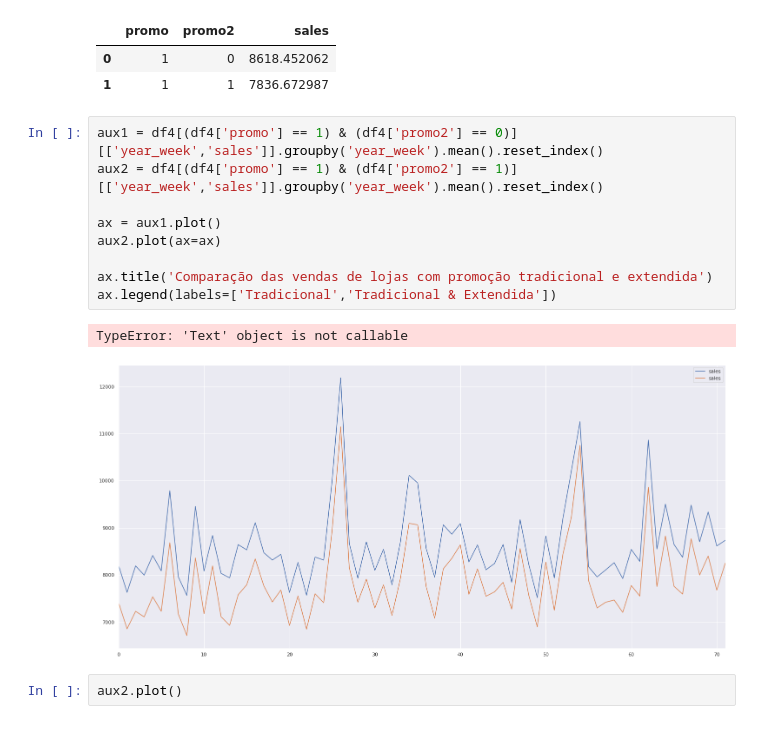
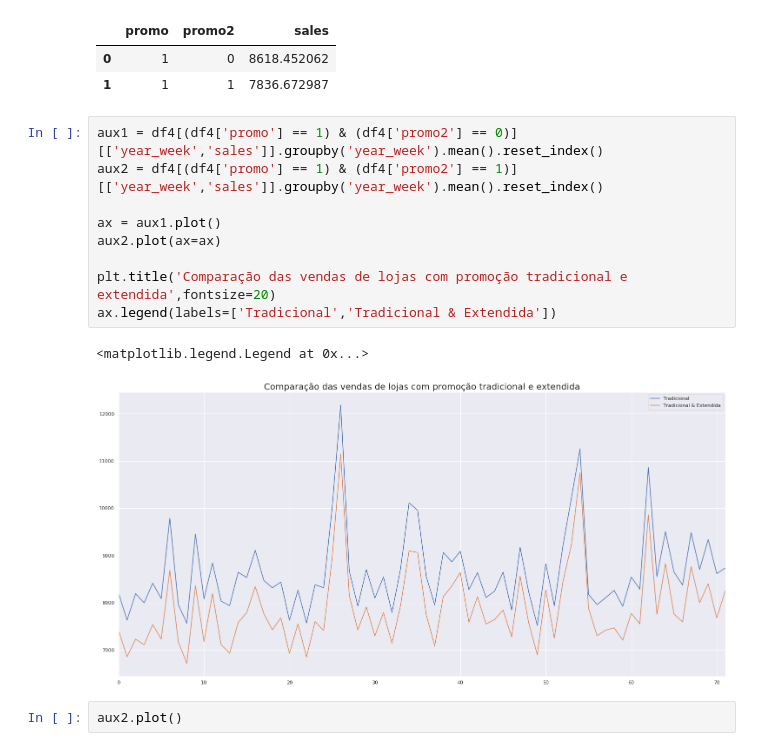
Before and after one commit to ArthurMesquita96/Rossmann-Predict-Sales, a Jupyter notebook: m03_v01_store_sales_predicton.ipynb, the cells around one changed output. Cells and saved outputs as stored; diff of their text form.

```diff
--- a/m03_v01_store_sales_predicton.ipynb
+++ b/m03_v01_store_sales_predicton.ipynb
@@ -641,15 +641,15 @@ df4[(df4['promo'] == 1)][['promo','promo2','sales']].groupby(['promo','promo2'])
 # %%
 aux1 = df4[(df4['promo'] == 1) & (df4['promo2'] == 0)][['year_week','sales']].groupby('year_week').mean().reset_index()
 aux2 = df4[(df4['promo'] == 1) & (df4['promo2'] == 1)][['year_week','sales']].groupby('year_week').mean().reset_index()
 
 ax = aux1.plot()
 aux2.plot(ax=ax)
 
-ax.title('Comparação das vendas de lojas com promoção tradicional e extendida')
+plt.title('Comparação das vendas de lojas com promoção tradicional e extendida',fontsize=20)
 ax.legend(labels=['Tradicional','Tradicional & Extendida'])
 # %% [output]
-TypeError: 'Text' object is not callable
+<matplotlib.legend.Legend at 0x...>
-[figure, old version]
+[figure, new version]
 # %%
 aux2.plot()
 # %% [output]
```
